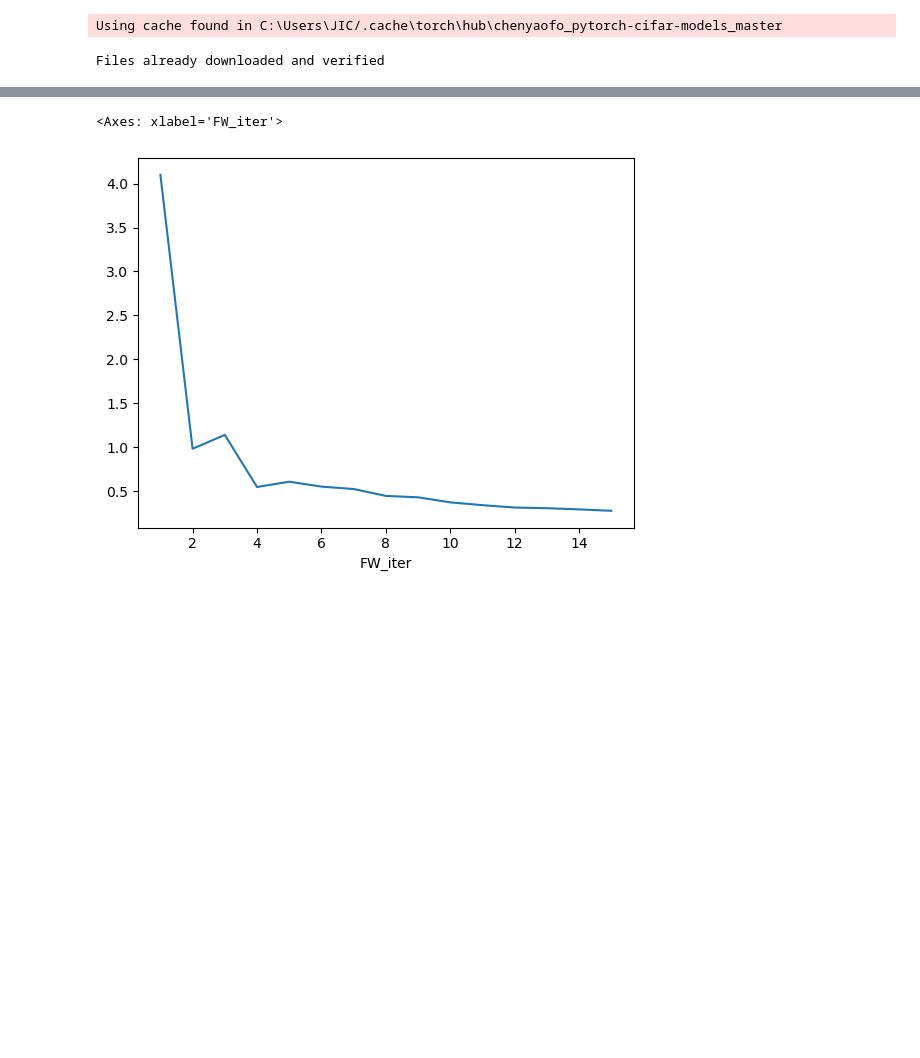
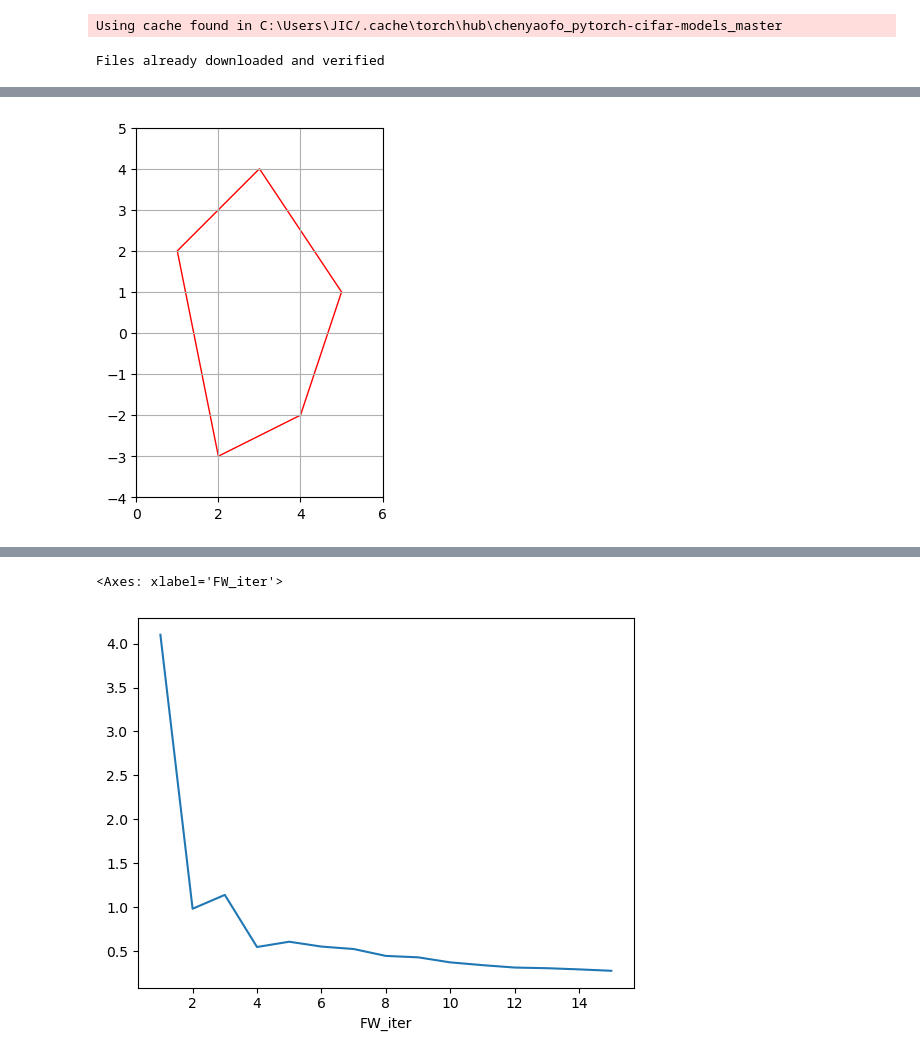
Before and after one commit to TannerAGraves/FW-variants-for-WB-Adversarial-Attacks, a Jupyter notebook: test attacks.ipynb, the cells around one changed output, grey strips where cells are left out. Saved outputs shown, nothing was run; the diff lists cells and outputs as text; code cells hidden in the pictures; blank space fills up the shorter version.

```diff
--- a/test attacks.ipynb
+++ b/test attacks.ipynb
@@ -44,0 +215,30 @@ Files already downloaded and verified
+# %%
+import matplotlib.pyplot as plt
+from matplotlib.patches import Polygon
+
+# Define the vertices of the polygon
+vertices = [(1, 2), (3, 4), (5, 1), (4, -2), (2, -3)]
+
+# Create a figure and axis
+fig, ax = plt.subplots()
+
+# Create the polygon
+polygon = Polygon(vertices, closed=True, edgecolor='r', facecolor='none')
+
+# Add the polygon to the plot
+ax.add_patch(polygon)
+
+# Set the limits of the plot
+ax.set_xlim(min(x for x, y in vertices) - 1, max(x for x, y in vertices) + 1)
+ax.set_ylim(min(y for x, y in vertices) - 1, max(y for x, y in vertices) + 1)
+
+# Set aspect of the plot to be equal
+ax.set_aspect('equal')
+
+# Add grid
+ax.grid(True)
+
+# Show the plot
+plt.show()
+# %% [output]
+[figure, added]
```
Also changed, not shown: parts of 12 cells of this notebook, 3 other files.
